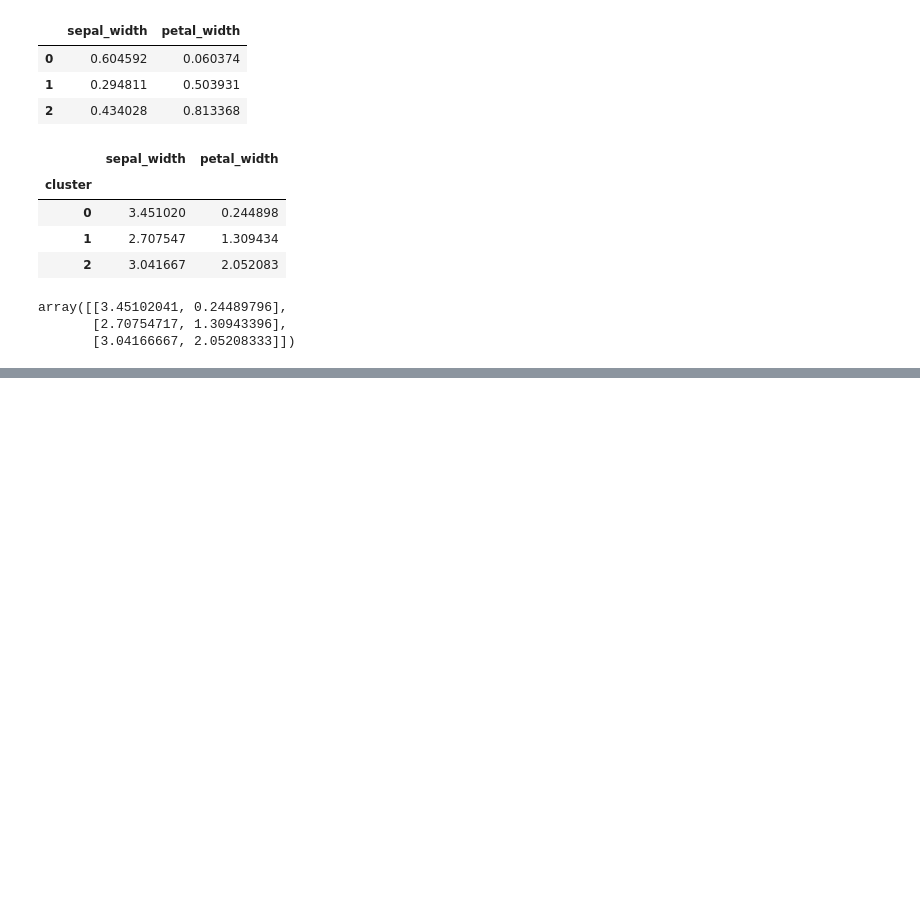
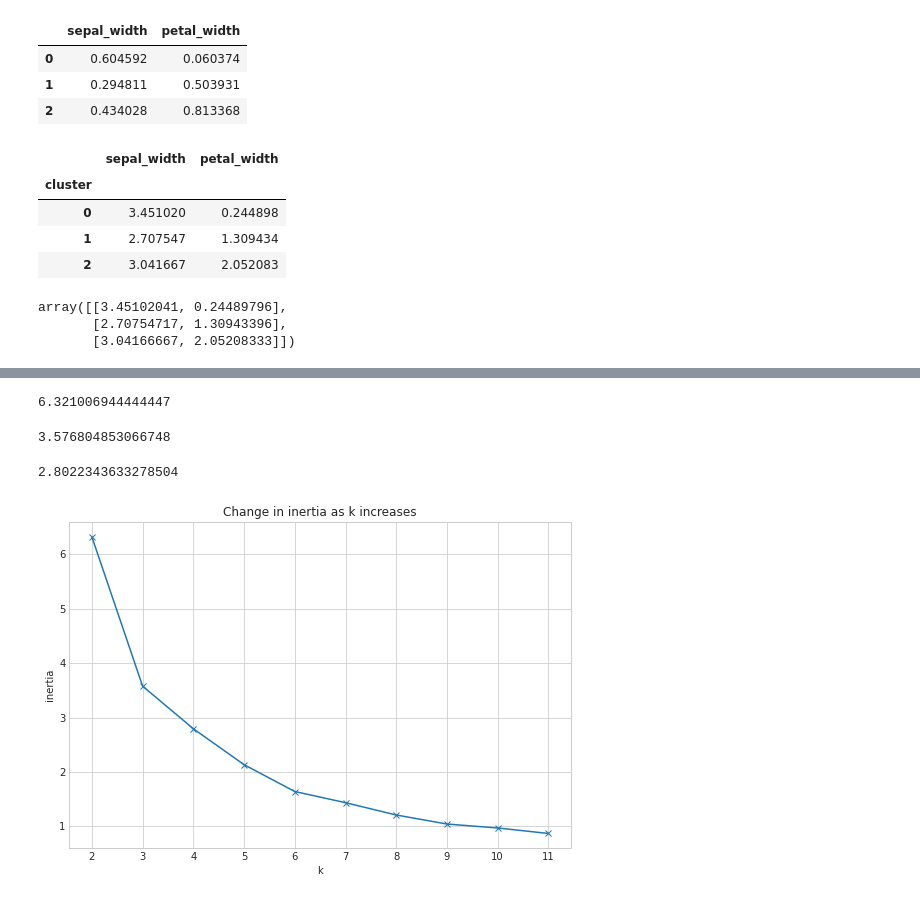
Before and after one commit to randyfrench/clustering-exercises, a Jupyter notebook: modeling.ipynb, the cells around one changed output, grey strips where cells are left out. Drawn from its saved outputs; the diff is of its cells as text; code cells hidden in the pictures; blank space fills up the shorter version.

```diff
--- a/modeling.ipynb
+++ b/modeling.ipynb
@@ -156,0 +211,43 @@ array([[3.45102041, 0.24489796],
+# %%
+X = iris[['petal_width', 'sepal_width']]
+scaler = MinMaxScaler().fit(X)
+X_scaled = pd.DataFrame(scaler.transform(X), columns= X.columns).set_index([X.index.values])
+
+k = 2
+
+kmeans = KMeans(n_clusters= k)
+kmeans.fit(X_scaled)
+kmeans.inertia_
+# %% [output]
+6.321006944444447
+# %%
+# intertia with k = 3
+k =3
+
+kmeans = KMeans(n_clusters= k)
+kmeans.fit(X_scaled)
+kmeans.inertia_
+# %% [output]
+3.576804853066748
+# %%
+# interia with k = 4
+
+k =4
+
+kmeans = KMeans(n_clusters= k)
+kmeans.fit(X_scaled)
+kmeans.inertia_
+# %% [output]
+2.8022343633278504
+# %%
+# lets plot inertia vs k
+
+with plt.style.context('seaborn-whitegrid'):
+    plt.figure(figsize=(9, 6))
+    pd.Series({k: KMeans(k).fit(X_scaled).inertia_ for k in range(2, 12)}).plot(marker='x')
+    plt.xticks(range(2, 12))
+    plt.xlabel('k')
+    plt.ylabel('inertia')
+    plt.title('Change in inertia as k increases')
+# %% [output]
+[figure, added]
```
Also changed, not shown: parts of 12 cells of this notebook, 1 other file.
